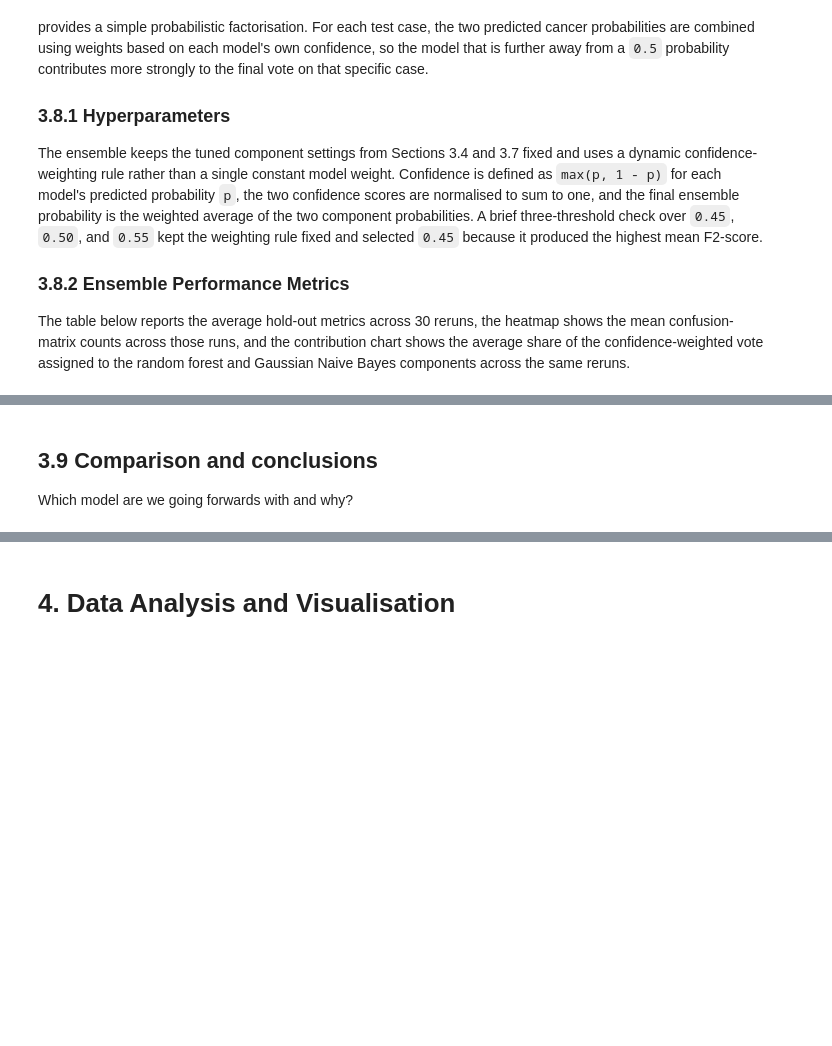
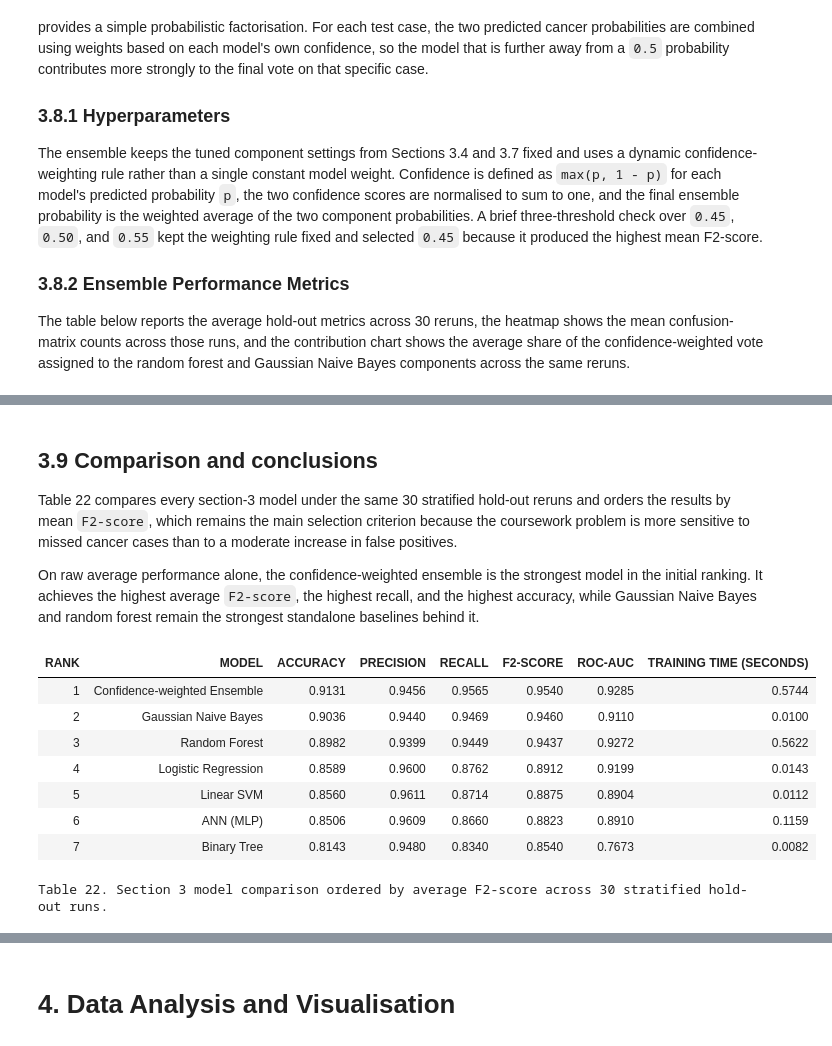
Before and after one commit to JoeShade/groupProject, a Jupyter notebook: blankTemplate.ipynb, the cells around one changed output, grey strips where cells are left out. Saved outputs shown, nothing was run; the diff lists cells and outputs as text; code cells hidden in the pictures; blank space fills up the shorter version.

Commit message:
Compared model types

```diff
--- a/blankTemplate.ipynb
+++ b/blankTemplate.ipynb
@@ -2633,4 +2633,71 @@ Table 21, Confidence-weighted ensemble average hold-out performance metrics acro
 [interactive output not drawn]
 # %% [markdown]
 ## 3.9 Comparison and conclusions
-Which model are we going forwards with and why?
+
+Table 22 compares every section-3 model under the same 30 stratified hold-out reruns and orders the results by mean `F2-score`, which remains the main selection criterion because the coursework problem is more sensitive to missed cancer cases than to a moderate increase in false positives.
+
+On raw average performance alone, the confidence-weighted ensemble is the strongest model in the initial ranking. It achieves the highest average `F2-score`, the highest recall, and the highest accuracy, while Gaussian Naive Bayes and random forest remain the strongest standalone baselines behind it.
+# %%
+section3_model_metric_tables = [
+    ('Linear SVM', svm_metrics_df),
+    ('Binary Tree', tree_metrics_df),
+    ('Random Forest', rf_metrics_df),
+    ('ANN (MLP)', ann_metrics_df),
+    ('Logistic Regression', logreg_metrics_df),
+    ('Gaussian Naive Bayes', nb_metrics_df),
+    ('Confidence-weighted Ensemble', ensemble_metrics_df),
+]
+
+section3_comparison_rows = []
+for model_name, metrics_df in section3_model_metric_tables:
+    model_metrics = metrics_df.set_index('Metric')['Average value'].astype(float).to_dict()
+    section3_comparison_rows.append(
+        {
+            'Model': model_name,
+            'Accuracy': model_metrics['Accuracy'],
+            'Precision': model_metrics['Precision'],
+            'Recall': model_metrics['Recall'],
+            'F2-score': model_metrics['F2-score'],
+            'ROC-AUC': model_metrics['ROC-AUC'],
+            'Training time (seconds)': model_metrics['Training time (seconds)'],
+        }
+    )
+
+section3_comparison_df = pd.DataFrame(section3_comparison_rows).sort_values(
+    by=['F2-score', 'Recall', 'ROC-AUC', 'Accuracy'],
+    ascending=False,
+    ignore_index=True,
+)
+section3_comparison_df.insert(0, 'Rank', range(1, len(section3_comparison_df) + 1))
+
+section3_comparison_display_df = section3_comparison_df.copy()
+for metric_column in [
+    'Accuracy',
+    'Precision',
+    'Recall',
+    'F2-score',
+    'ROC-AUC',
+    'Training time (seconds)',
+]:
+    section3_comparison_display_df[metric_column] = section3_comparison_display_df[metric_column].map(
+        lambda value: f'{value:.4f}'
+    )
+
+if display is not None and HTML is not None:
+    display(HTML(_render_centered_html_table(
+        section3_comparison_display_df,
+        caption='Table 22. Section 3 model comparison ordered by average F2-score across 30 stratified hold-out runs.',
+        width='88%',
+    )))
+else:
+    print(section3_comparison_display_df.to_string(index=False))
+# %% [output]
+| RANK | MODEL | ACCURACY | PRECISION | RECALL | F2-SCORE | ROC-AUC | TRAINING TIME (SECONDS) |
+| 1 | Confidence-weighted Ensemble | 0.9131 | 0.9456 | 0.9565 | 0.9540 | 0.9285 | 0.5744 |
+| 2 | Gaussian Naive Bayes | 0.9036 | 0.9440 | 0.9469 | 0.9460 | 0.9110 | 0.0100 |
+| 3 | Random Forest | 0.8982 | 0.9399 | 0.9449 | 0.9437 | 0.9272 | 0.5622 |
+| 4 | Logistic Regression | 0.8589 | 0.9600 | 0.8762 | 0.8912 | 0.9199 | 0.0143 |
+| 5 | Linear SVM | 0.8560 | 0.9611 | 0.8714 | 0.8875 | 0.8904 | 0.0112 |
+| 6 | ANN (MLP) | 0.8506 | 0.9609 | 0.8660 | 0.8823 | 0.8910 | 0.1159 |
+| 7 | Binary Tree | 0.8143 | 0.9480 | 0.8340 | 0.8540 | 0.7673 | 0.0082 |
+Table 22. Section 3 model comparison ordered by average F2-score across 30 stratified hold-out runs.
```
Also changed, not shown: parts of 10 cells of this notebook.
